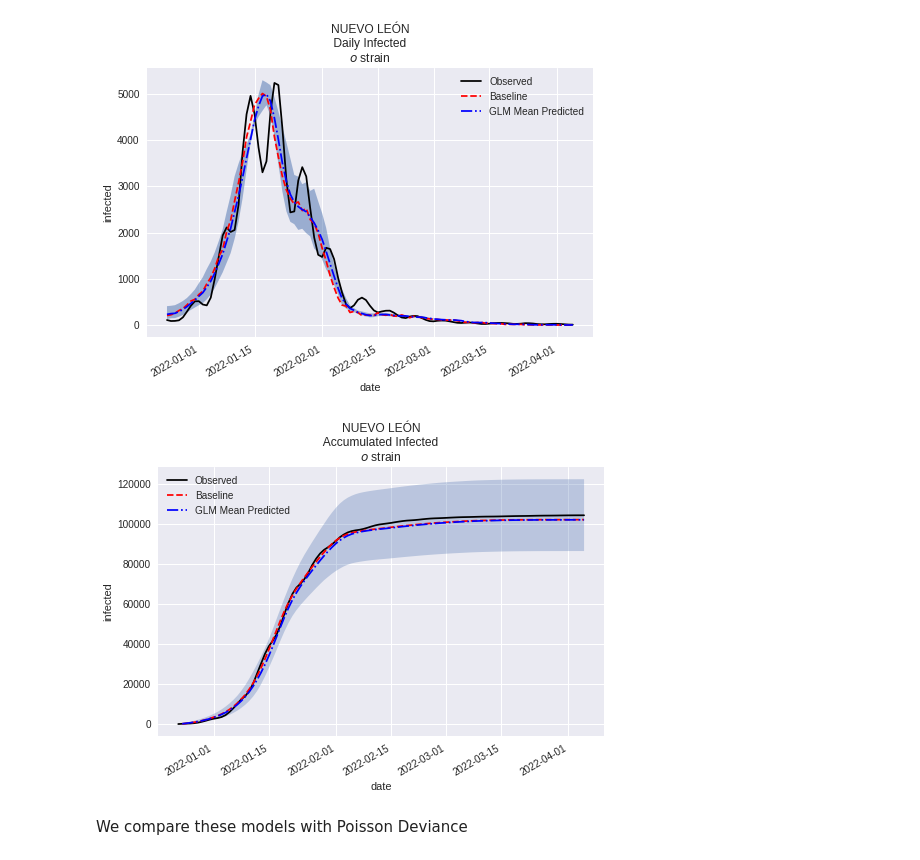
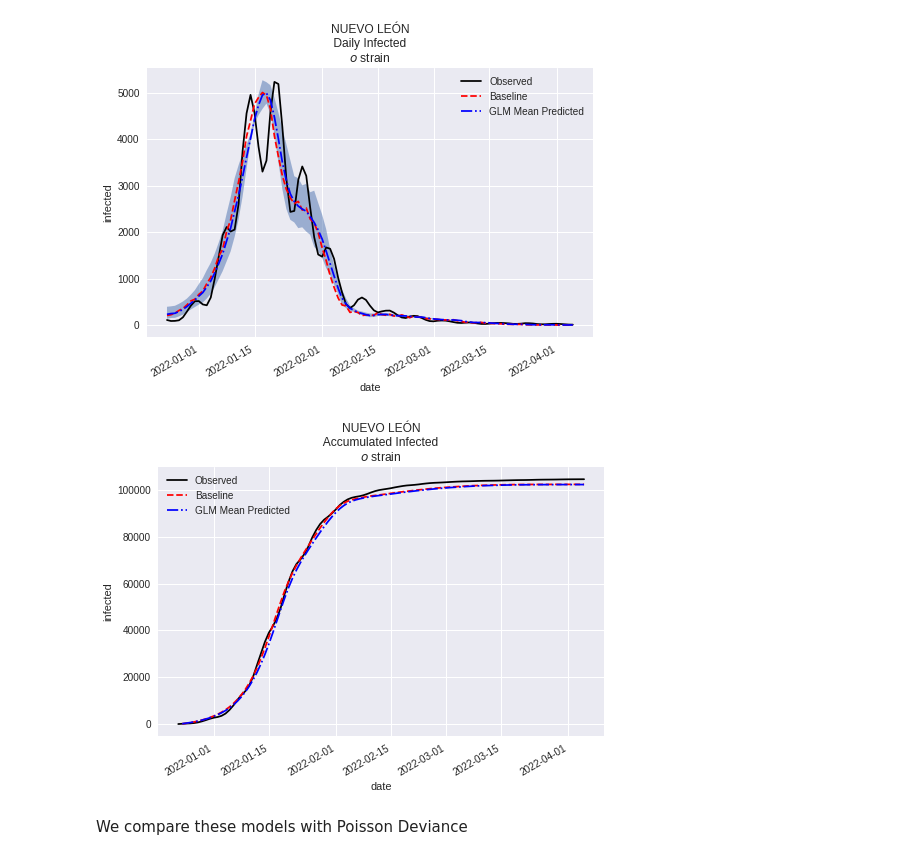
Before and after one commit to robervz22/code-A-Gompertz-mixture-approach-for-modeling-the-evolution-of-the-COVID-19-dynamics, a Jupyter notebook: GGM.ipynb, the cells around one changed output. Saved outputs shown, nothing was run; the diff lists cells and outputs as text; code cells hidden in the pictures.

```diff
--- a/GGM.ipynb
+++ b/GGM.ipynb
@@ -2574,7 +2574,7 @@ rt_omicron_GLM=cs_rt_omicron_U(days_omicron[1:]+num_omicron_rt_begin)+0.01
 log_model_mean_omicron_GLM=np.log(cs_density_baseline(days_omicron[1:])+1)
 
 data_Reg_omicron=pd.DataFrame({'Y': num_cum_omicron[1:]-num_cum_omicron[:-1],'log_baseline_mean':log_model_mean_omicron_GLM,'log_Rt':np.log(rt_omicron_GLM)})
-model_omicron = smf.glm(formula=formula, data=data_Reg_omicron,offset=log_model_mean_omicron_GLM,family=sm.families.NegativeBinomial()).fit(scale='dev')
+model_omicron = smf.glm(formula=formula, data=data_Reg_omicron,offset=log_model_mean_omicron_GLM,family=sm.families.NegativeBinomial()).fit()
 print(model_omicron.summary())
 # %% [output]
                  Generalized Linear Model Regression Results
@@ -2675,39 +2675,39 @@ f=plt.figure()
 plt.plot_date(date_state_omicron, num_cum_omicron, fmt='-k', label='Observed')
 plt.plot_date(date_state_omicron[1:], np.cumsum(cs_density_baseline(days_omicron[1:])), fmt='r--', label='Baseline')
 plt.plot_date(date_state_omicron[1:],np.cumsum(cs_model_omicron(days_omicron[1:])),label='GLM Mean Predicted',fmt='b-.')
-plt.fill_between(pd.to_datetime(pd.Series(date_state_omicron[1:])),np.cumsum(cs_conf_band_omicron_mean_L(days_omicron[1:])),np.cumsum(cs_conf_band_omicron_mean_U(days_omicron[1:])),alpha=0.3)
+#plt.fill_between(pd.to_datetime(pd.Series(date_state_omicron[1:])),np.cumsum(cs_conf_band_omicron_mean_L(days_omicron[1:])),np.cumsum(cs_conf_band_omicron_mean_U(days_omicron[1:])),alpha=0.3)
 
 
 plt.gcf().autofmt_xdate()
 plt.gca().xaxis.set_major_formatter(date_format)
 plt.legend()
 plt.title(f'{state_for_proof}\n Accumulated Infected \n'+ r'$o$ strain')
 plt.xlabel('date')
 plt.ylabel('infected')
 f.set_rasterized(True)
 f.savefig(ImageDir+'accumulated_GLM_omicron.eps',rasterized=True,dpi=300)
 f.savefig(ImageDir+'accumulated_GLM_omicron.png',rasterized=True,dpi=300)
 img = Image.open(ImageDir+'accumulated_GLM_omicron.png').convert('LA')
 img.save(ImageDir+'accumulated_GLM_omicron_gray.png')
 img = Image.open(ImageDir+'accumulated_GLM_omicron.eps')
 img.convert("L").save(ImageDir+'accumulated_GLM_omicron_gray.eps')
 
 # Color EPS and PNG
 f.set_rasterized(True)
 f.savefig(ImageDir+'accumulated_GLM_omicron.eps',rasterized=True,dpi=300)
 f.savefig(ImageDir+'accumulated_GLM_omicron.png')
 
 # Gray PNG
 img = Image.open(ImageDir+'accumulated_GLM_omicron.png').convert('LA')
 img.save(ImageDir+'accumulated_GLM_omicron_gray.png')
 
 # Gray EPS
 img = Image.open(ImageDir+'accumulated_GLM_omicron.eps')
 img.load(scale=4)
 img.convert("L").save(ImageDir+'accumulated_GLM_omicron_gray.eps')
 plt.show()
 # %% [output]
-[figure, old version]
+[figure, new version]
 # %% [markdown]
 We compare these models with Poisson Deviance
 # %%
```
Also changed, not shown: parts of 6 cells of this notebook.
